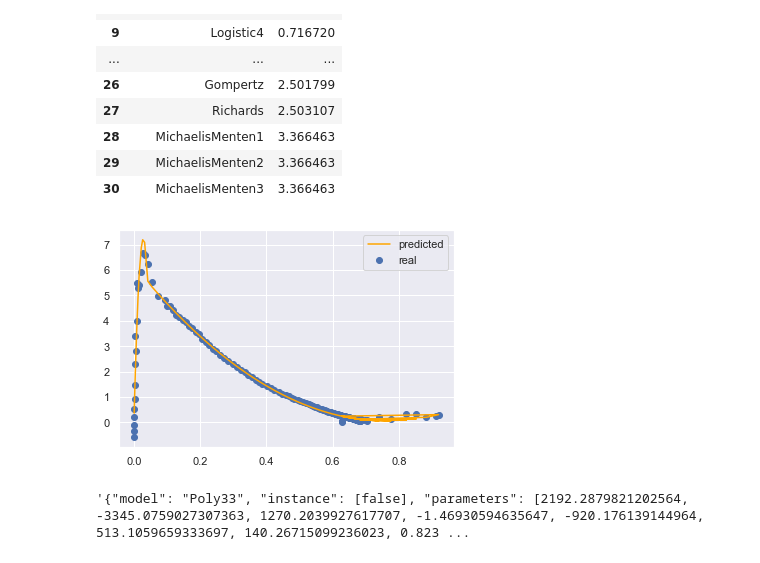
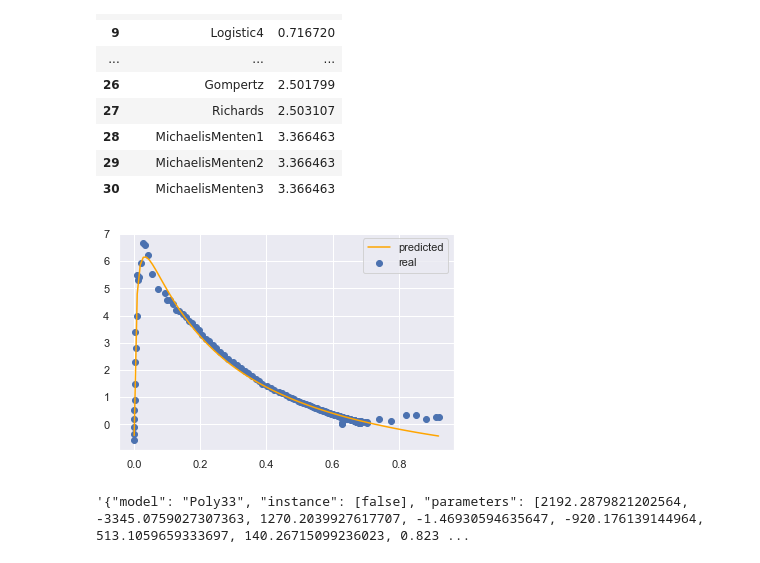
Before and after one commit to maximkha/options, a Jupyter notebook: plot.ipynb, the cells around one changed output. Saved outputs shown, nothing was run; the diff lists cells and outputs as text; code cells hidden in the pictures.

Commit message:
better plotting

```diff
--- a/plot.ipynb
+++ b/plot.ipynb
@@ -28,6 +28,7 @@ xname, yname = "pProf", "mean"
 
 x, y = resultsdf[xname].values, resultsdf[yname].values
 fits = fit_all(x, y)
+f_xs = np.linspace(min(x), max(x), num=101)
 fits.sort(key=lambda x: x[1])
 data = map(lambda x: [type(x[0]).__name__,x[1]], fits)
 # %% [output]
@@ -74,12 +75,12 @@ df
 # %%
 import matplotlib.pyplot as plt
 plt.scatter(x, y, label="real")
 # plt.plot(x, fits[2][0].predict(x), label="predicted", color="orange")
-plt.plot(x, fits[0][0].predict(x), label="predicted", color="orange")
+plt.plot(f_xs, fits[2][0].predict(f_xs), label="predicted", color="orange")
 plt.legend()
 plt.show()
 # %% [output]
-[figure, old version]
+[figure, new version]
 # %%
 # plt.scatter(x, y, label="real")
 # for i in range(len(fits)):
```
